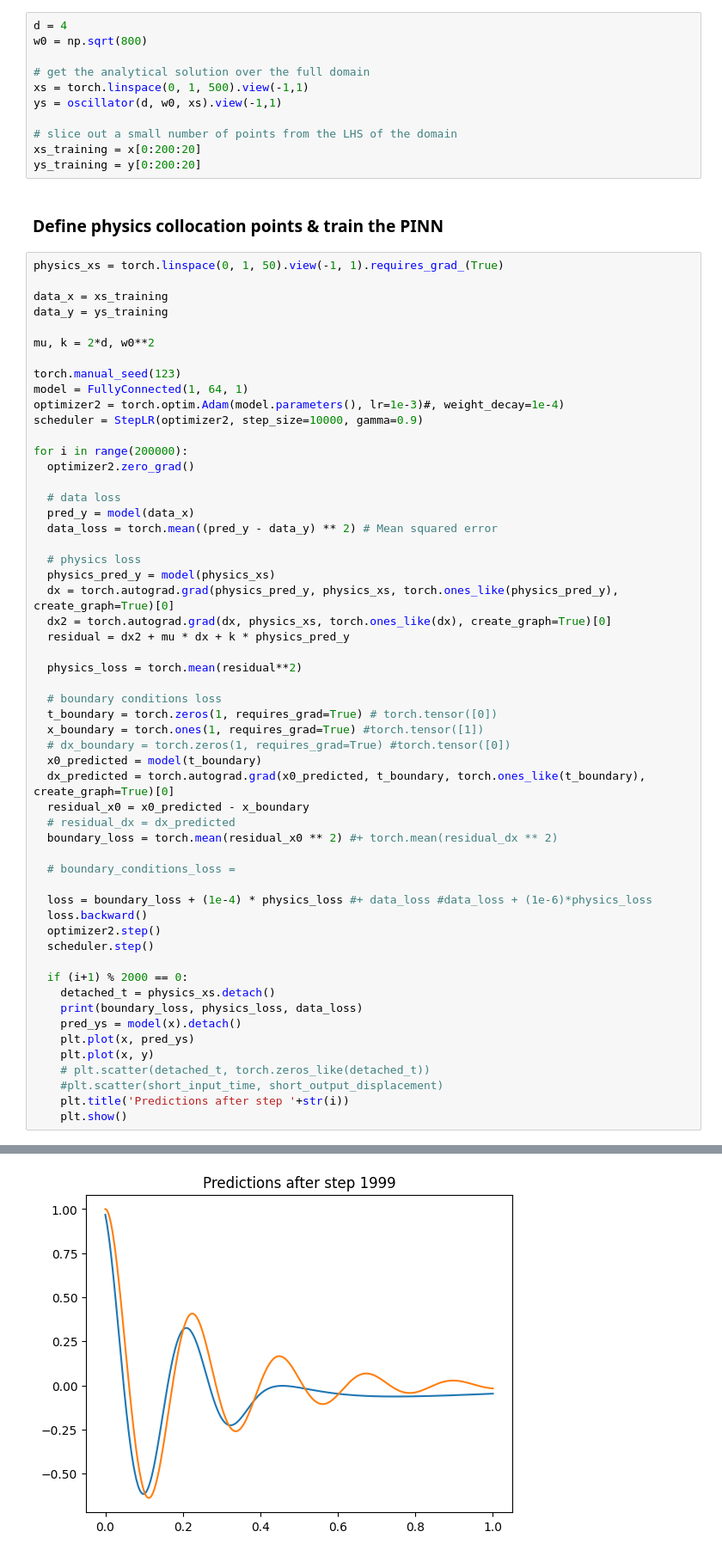
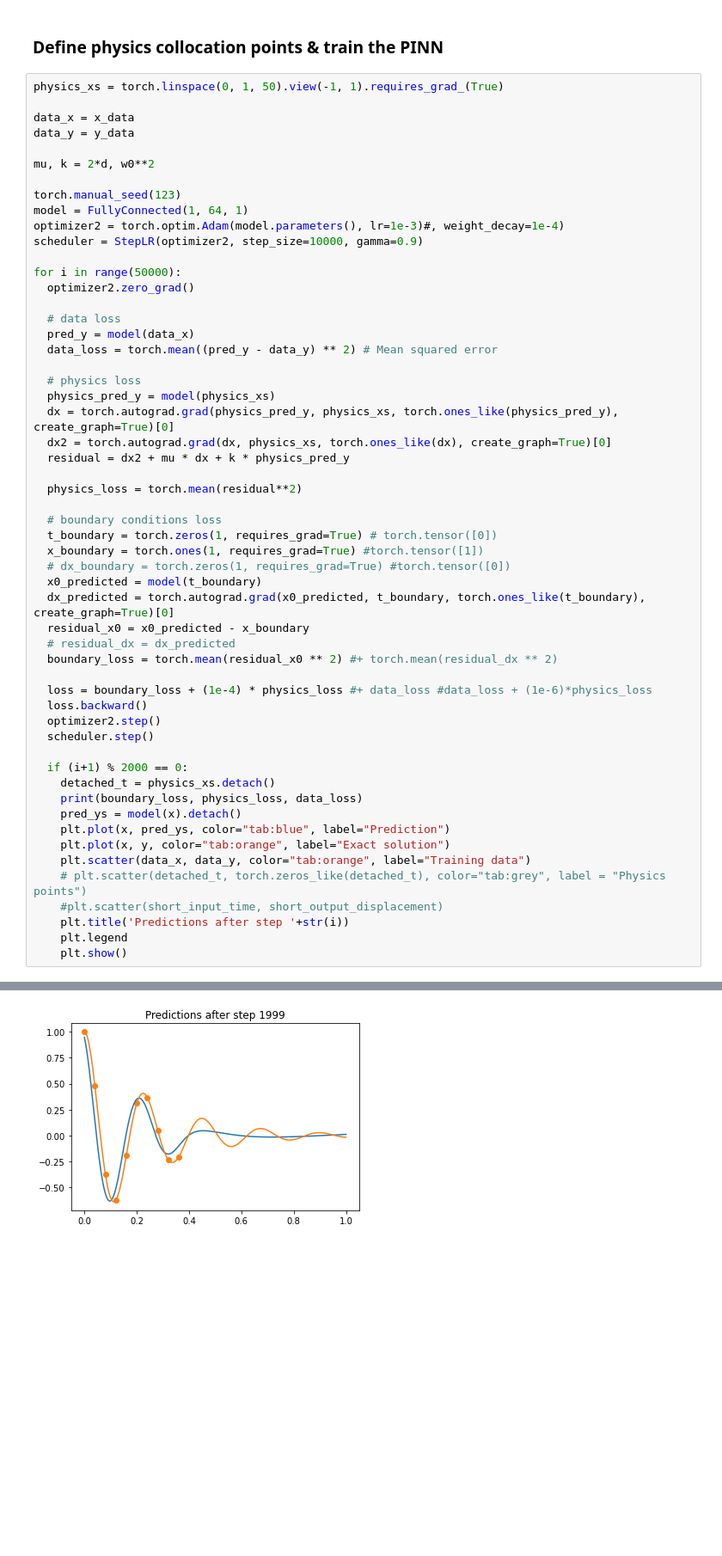
Before and after one commit to ahallback/DTU-PINN-project, a Jupyter notebook: Damped_Harmonic_Oscillator_PyTorch ahal.ipynb, the cells around one changed output, grey strips where cells are left out. Shown: that part at 86% size. Saved outputs shown, nothing was run; the diff lists cells and outputs as text; blank space fills up the shorter version.

```diff
--- a/Damped_Harmonic_Oscillator_PyTorch ahal.ipynb
+++ b/Damped_Harmonic_Oscillator_PyTorch ahal.ipynb
@@ -186,21 +180,10 @@ class FullyConnected(nn.Module):
-# %%
-d = 4
-w0 = np.sqrt(800)
-
-# get the analytical solution over the full domain
-xs = torch.linspace(0, 1, 500).view(-1,1)
-ys = oscillator(d, w0, xs).view(-1,1)
-
-# slice out a small number of points from the LHS of the domain
-xs_training = x[0:200:20]
-ys_training = y[0:200:20]
 # %% [markdown]
 ### Define physics collocation points & train the PINN
 # %%
 physics_xs = torch.linspace(0, 1, 50).view(-1, 1).requires_grad_(True)
 
-data_x = xs_training
-data_y = ys_training
+data_x = x_data
+data_y = y_data
 
 mu, k = 2*d, w0**2
 
@@ -209,7 +192,7 @@ model = FullyConnected(1, 64, 1)
 optimizer2 = torch.optim.Adam(model.parameters(), lr=1e-3)#, weight_decay=1e-4)
 scheduler = StepLR(optimizer2, step_size=10000, gamma=0.9)
 
-for i in range(200000):
+for i in range(50000):
   optimizer2.zero_grad()
 
   # data loss
@@ -234,8 +217,6 @@ for i in range(200000):
   # residual_dx = dx_predicted
   boundary_loss = torch.mean(residual_x0 ** 2) #+ torch.mean(residual_dx ** 2)
 
-  # boundary_conditions_loss =
-
   loss = boundary_loss + (1e-4) * physics_loss #+ data_loss #data_loss + (1e-6)*physics_loss
   loss.backward()
   optimizer2.step()
@@ -245,10 +226,12 @@ for i in range(200000):
     detached_t = physics_xs.detach()
     print(boundary_loss, physics_loss, data_loss)
     pred_ys = model(x).detach()
-    plt.plot(x, pred_ys)
-    plt.plot(x, y)
-    # plt.scatter(detached_t, torch.zeros_like(detached_t))
+    plt.plot(x, pred_ys, color="tab:blue", label="Prediction")
+    plt.plot(x, y, color="tab:orange", label="Exact solution")
+    plt.scatter(data_x, data_y, color="tab:orange", label="Training data")
+    # plt.scatter(detached_t, torch.zeros_like(detached_t), color="tab:grey", label = "Physics points")
     #plt.scatter(short_input_time, short_output_displacement)
     plt.title('Predictions after step '+str(i))
+    plt.legend
     plt.show()
 # %% [output]
@@ -256 +239 @@ tensor(0.0017, grad_fn=<MeanBackward0>) tensor(486.9201, grad_fn=<MeanBackward0>
-[figure, old version]
+[figure, new version]
```
Also changed, not shown: parts of 5 cells of this notebook.
